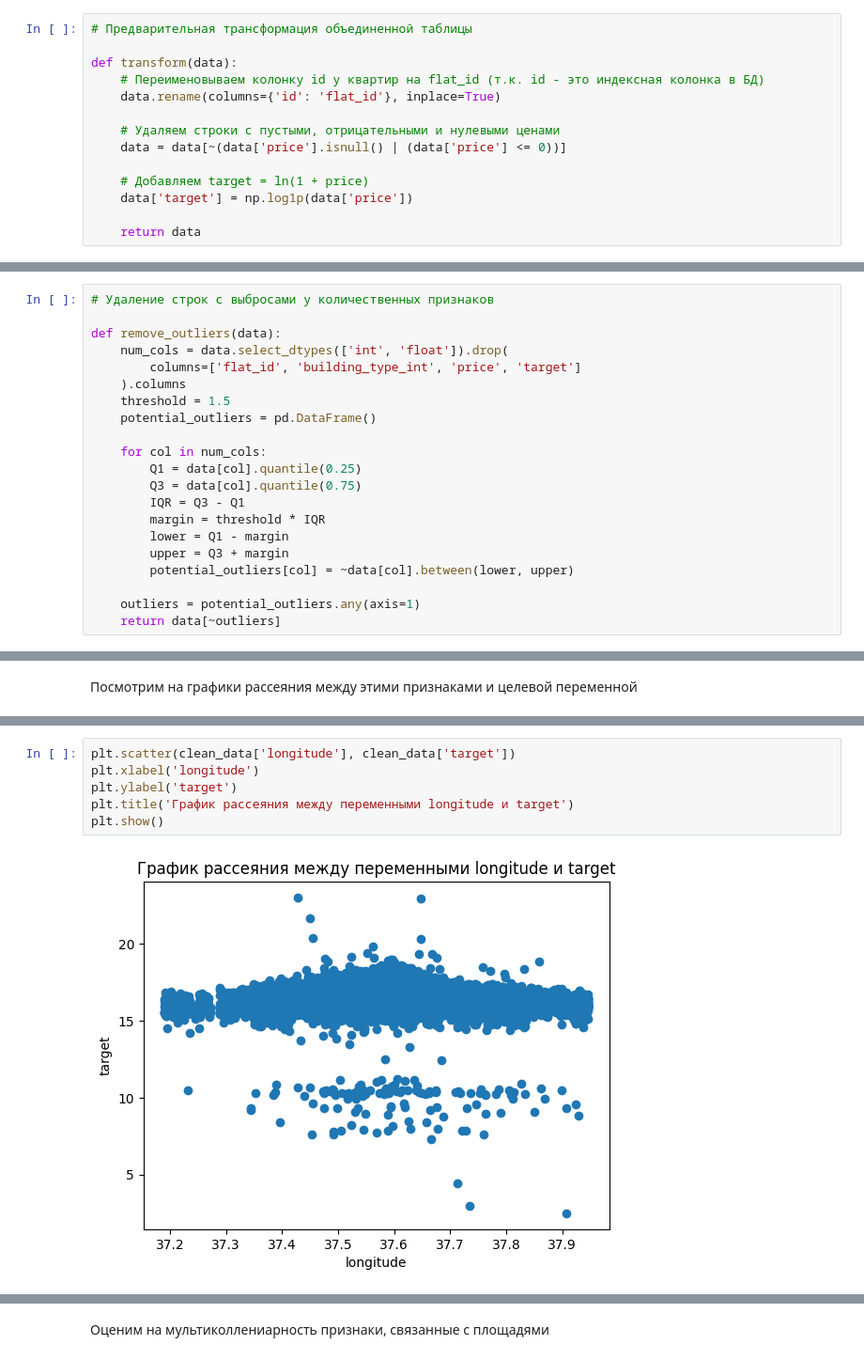
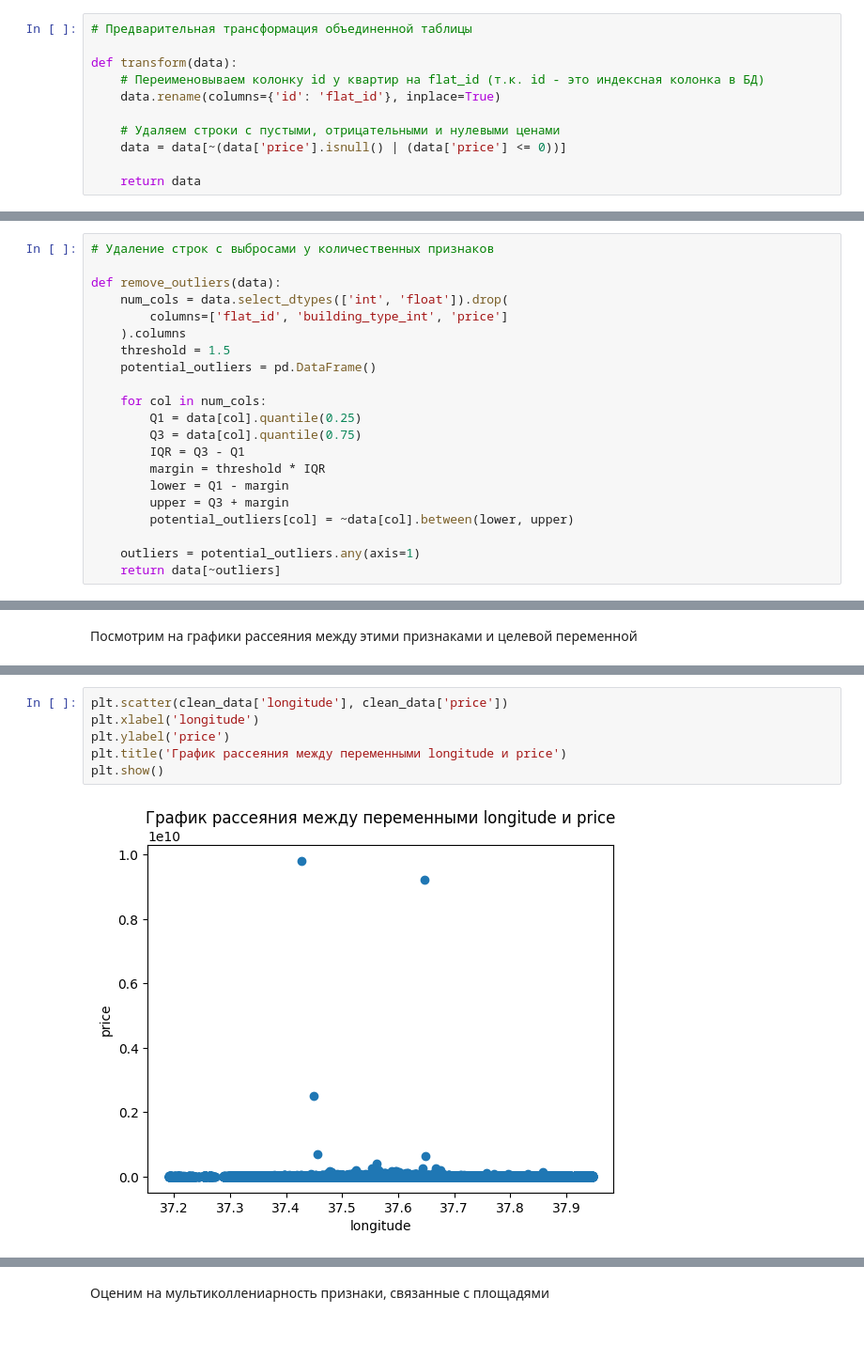
Before and after one commit to ibnkir/mle-project-sprint-1, a Jupyter notebook: notebooks/eda.ipynb, the cells around one changed output, grey strips where cells are left out. Shown: that part at 94% size. Cells and saved outputs as stored; diff of their text form; blank space fills up the shorter version.

```diff
--- a/notebooks/eda.ipynb
+++ b/notebooks/eda.ipynb
@@ -50,9 +50,6 @@ def transform(data):
     # Удаляем строки с пустыми, отрицательными и нулевыми ценами
     data = data[~(data['price'].isnull() | (data['price'] <= 0))]
 
-    # Добавляем target = ln(1 + price)
-    data['target'] = np.log1p(data['price'])
-
     return data
 # %%
 # Удаление строк-дубликатов
@@ -85,7 +82,7 @@ def fill_missing_values(data):
 
 def remove_outliers(data):
     num_cols = data.select_dtypes(['int', 'float']).drop(
-        columns=['flat_id', 'building_type_int', 'price', 'target']
+        columns=['flat_id', 'building_type_int', 'price']
     ).columns
     threshold = 1.5
     potential_outliers = pd.DataFrame()
@@ -371,9 +367,9 @@ plt.show()
 # %%
-plt.scatter(clean_data['longitude'], clean_data['target'])
+plt.scatter(clean_data['longitude'], clean_data['price'])
 plt.xlabel('longitude')
-plt.ylabel('target')
-plt.title('График рассеяния между переменными longitude и target')
+plt.ylabel('price')
+plt.title('График рассеяния между переменными longitude и price')
 plt.show()
 # %% [output]
-[figure, old version]
+[figure, new version]
 # %%
```
Also changed, not shown: parts of 11 cells of this notebook, 11 other files.
